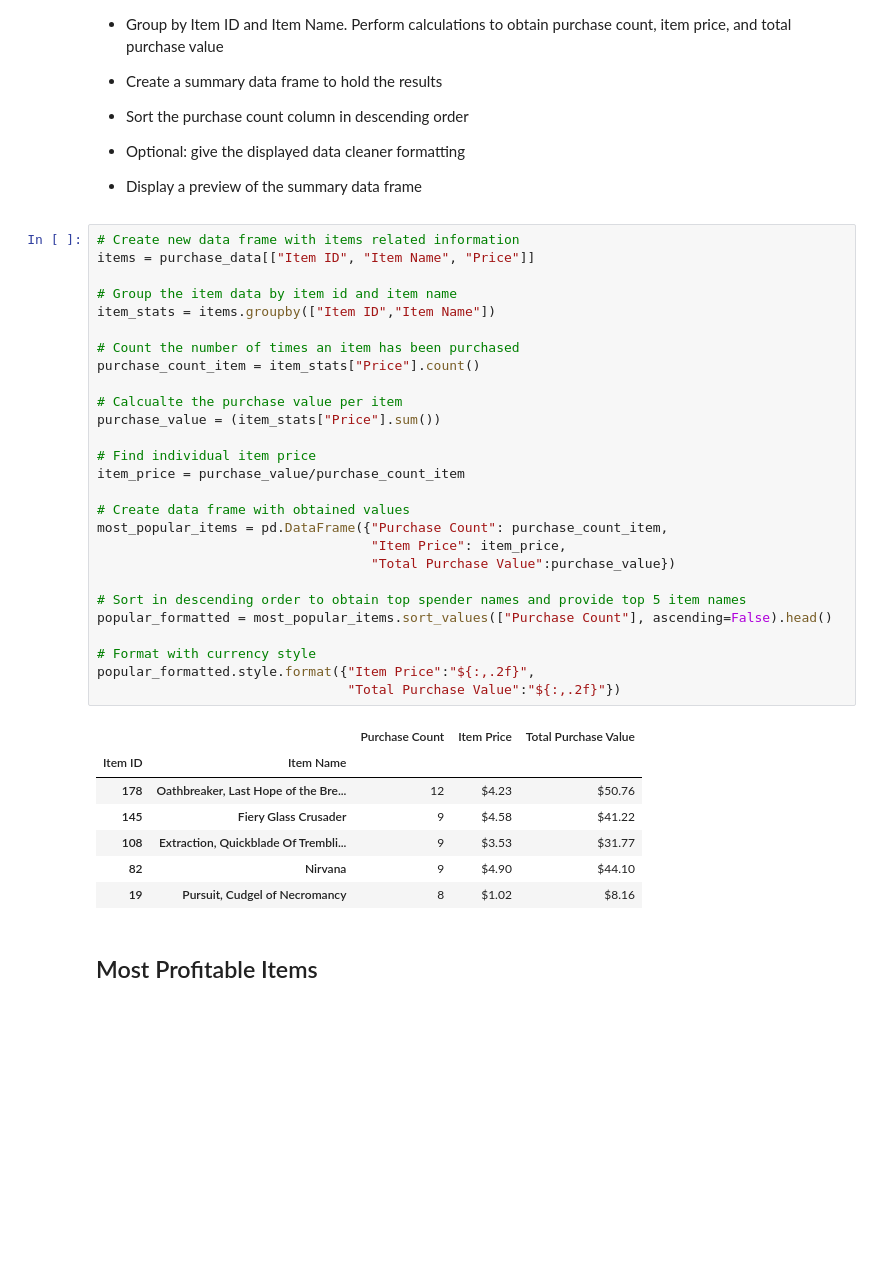
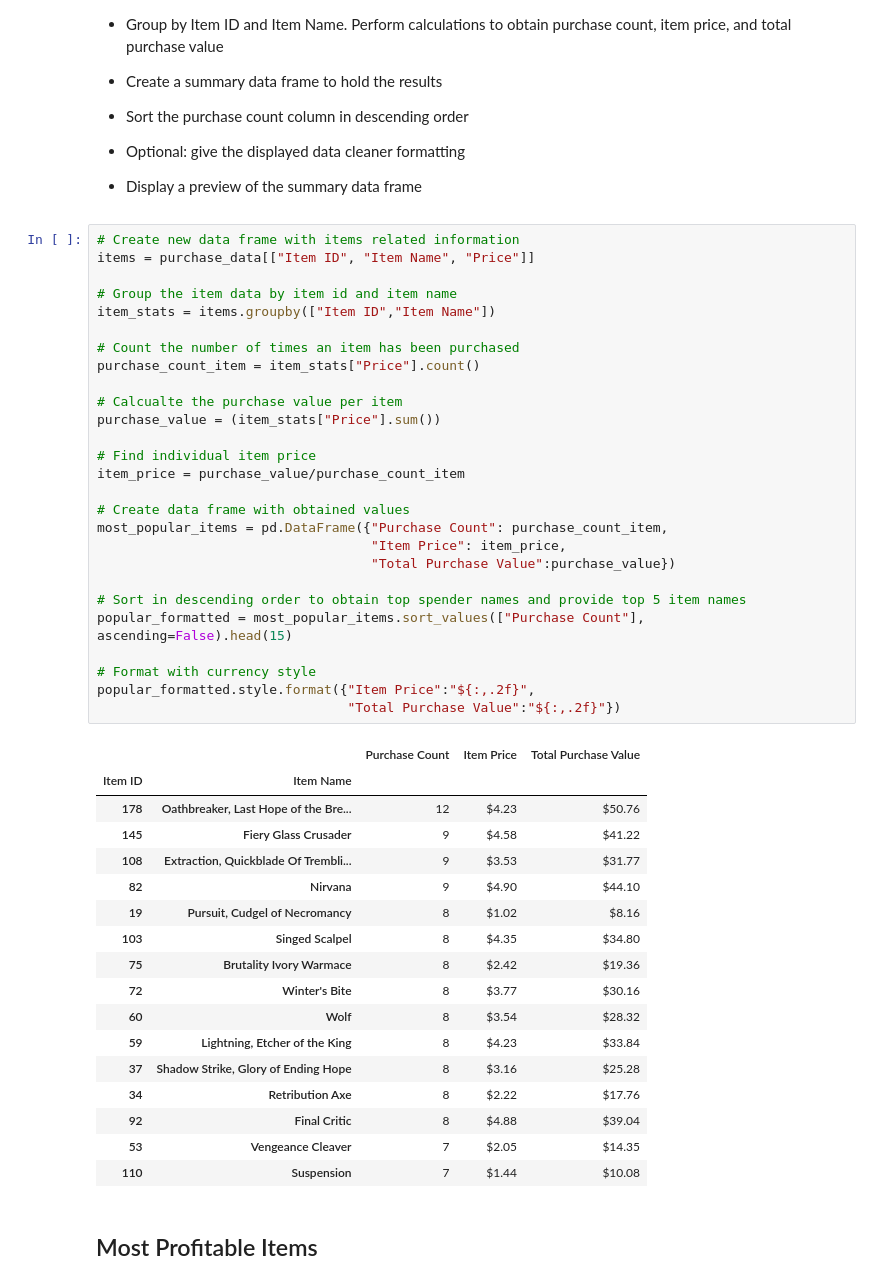
Before and after one commit to mixo47/pandas-challenge, a Jupyter notebook: HeroesOfPymoli/HeroesOfPymoli_starter.ipynb, the cells around one changed output. Drawn from its saved outputs; the diff is of its cells as text; blank space fills up the shorter version.

```diff
--- a/HeroesOfPymoli/HeroesOfPymoli_starter.ipynb
+++ b/HeroesOfPymoli/HeroesOfPymoli_starter.ipynb
@@ -313,34 +318,44 @@ items = purchase_data[["Item ID", "Item Name", "Price"]]
 # Group the item data by item id and item name
 item_stats = items.groupby(["Item ID","Item Name"])
 
 # Count the number of times an item has been purchased
 purchase_count_item = item_stats["Price"].count()
 
 # Calcualte the purchase value per item
 purchase_value = (item_stats["Price"].sum())
 
 # Find individual item price
 item_price = purchase_value/purchase_count_item
 
 # Create data frame with obtained values
 most_popular_items = pd.DataFrame({"Purchase Count": purchase_count_item,
                                    "Item Price": item_price,
                                    "Total Purchase Value":purchase_value})
 
 # Sort in descending order to obtain top spender names and provide top 5 item names
-popular_formatted = most_popular_items.sort_values(["Purchase Count"], ascending=False).head()
+popular_formatted = most_popular_items.sort_values(["Purchase Count"], ascending=False).head(15)
 
 # Format with currency style
 popular_formatted.style.format({"Item Price":"${:,.2f}",
                                 "Total Purchase Value":"${:,.2f}"})
 # %% [output]
 |  |  | Purchase Count | Item Price | Total Purchase Value |
 | Item ID | Item Name |  |  |  |
 | 178 | Oathbreaker, Last Hope of the Bre... | 12 | $4.23 | $50.76 |
 | 145 | Fiery Glass Crusader | 9 | $4.58 | $41.22 |
 | 108 | Extraction, Quickblade Of Trembli... | 9 | $3.53 | $31.77 |
 | 82 | Nirvana | 9 | $4.90 | $44.10 |
 | 19 | Pursuit, Cudgel of Necromancy | 8 | $1.02 | $8.16 |
+| 103 | Singed Scalpel | 8 | $4.35 | $34.80 |
+| 75 | Brutality Ivory Warmace | 8 | $2.42 | $19.36 |
+| 72 | Winter's Bite | 8 | $3.77 | $30.16 |
+| 60 | Wolf | 8 | $3.54 | $28.32 |
+| 59 | Lightning, Etcher of the King | 8 | $4.23 | $33.84 |
+| 37 | Shadow Strike, Glory of Ending Hope | 8 | $3.16 | $25.28 |
+| 34 | Retribution Axe | 8 | $2.22 | $17.76 |
+| 92 | Final Critic | 8 | $4.88 | $39.04 |
+| 53 | Vengeance Cleaver | 7 | $2.05 | $14.35 |
+| 110 | Suspension | 7 | $1.44 | $10.08 |
 # %% [markdown]
 ## Most Profitable Items
 # %% [markdown]
```
Also changed, not shown: parts of 5 cells of this notebook.
